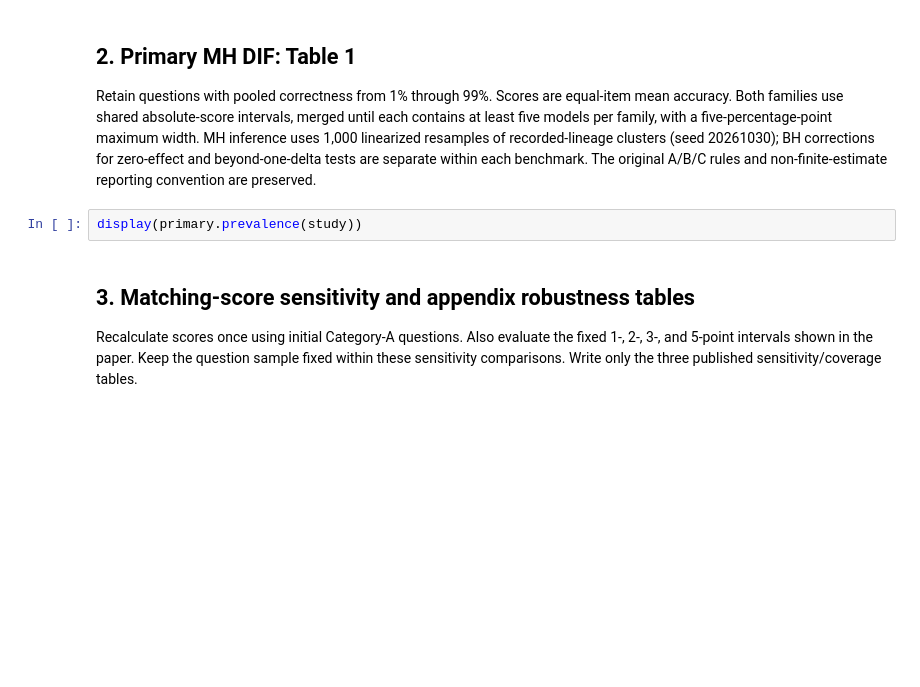
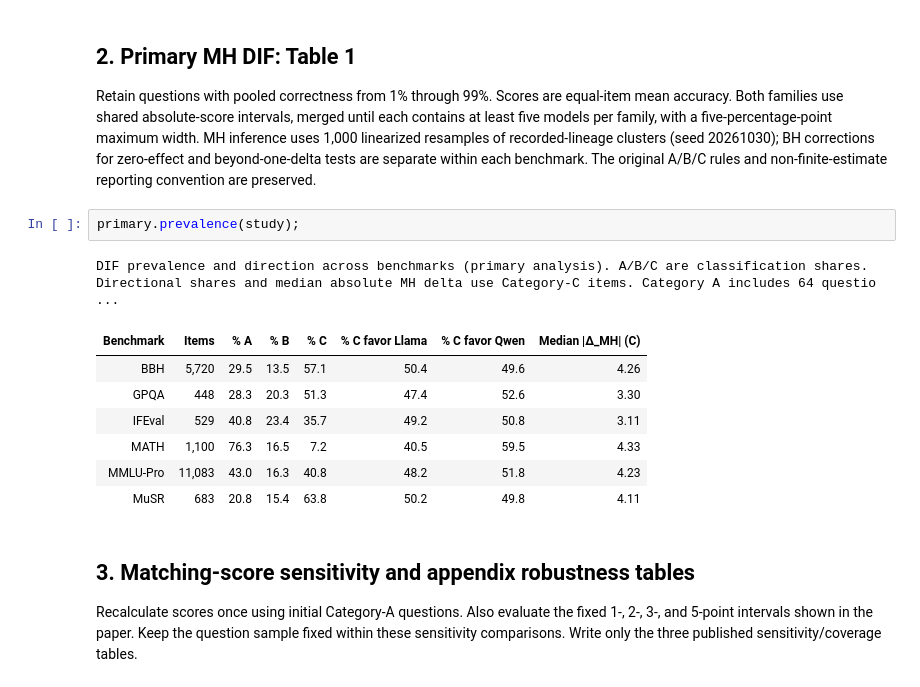
Before and after one commit to Jasoncho0914/llm-benchmark-dif, a Jupyter notebook: reproduce.ipynb, the cells around one changed output. Saved outputs shown, nothing was run; the diff lists cells and outputs as text; blank space fills up the shorter version.

```diff
--- a/reproduce.ipynb
+++ b/reproduce.ipynb
@@ -52,7 +76,16 @@ display(study.results['lineage_summary'])
 ## 2. Primary MH DIF: Table 1
 Retain questions with pooled correctness from 1% through 99%. Scores are equal-item mean accuracy. Both families use shared absolute-score intervals, merged until each contains at least five models per family, with a five-percentage-point maximum width. MH inference uses 1,000 linearized resamples of recorded-lineage clusters (seed 20261030); BH corrections for zero-effect and beyond-one-delta tests are separate within each benchmark. The original A/B/C rules and non-finite-estimate reporting convention are preserved.
 # %%
-display(primary.prevalence(study))
+primary.prevalence(study);
+# %% [output]
+DIF prevalence and direction across benchmarks (primary analysis). A/B/C are classification shares. Directional shares and median absolute MH delta use Category-C items. Category A includes 64 questio ...
+| Benchmark | Items | % A | % B | % C | % C favor Llama | % C favor Qwen | Median |Δ_MH| (C) |
+| BBH | 5,720 | 29.5 | 13.5 | 57.1 | 50.4 | 49.6 | 4.26 |
+| GPQA | 448 | 28.3 | 20.3 | 51.3 | 47.4 | 52.6 | 3.30 |
+| IFEval | 529 | 40.8 | 23.4 | 35.7 | 49.2 | 50.8 | 3.11 |
+| MATH | 1,100 | 76.3 | 16.5 | 7.2 | 40.5 | 59.5 | 4.33 |
+| MMLU-Pro | 11,083 | 43.0 | 16.3 | 40.8 | 48.2 | 51.8 | 4.23 |
+| MuSR | 683 | 20.8 | 15.4 | 63.8 | 50.2 | 49.8 | 4.11 |
 # %% [markdown]
 ## 3. Matching-score sensitivity and appendix robustness tables
 Recalculate scores once using initial Category-A questions. Also evaluate the fixed 1-, 2-, 3-, and 5-point intervals shown in the paper. Keep the question sample fixed within these sensitivity comparisons. Write only the three published sensitivity/coverage tables.
```
Also changed, not shown: parts of 13 cells of this notebook, 28 other files.
